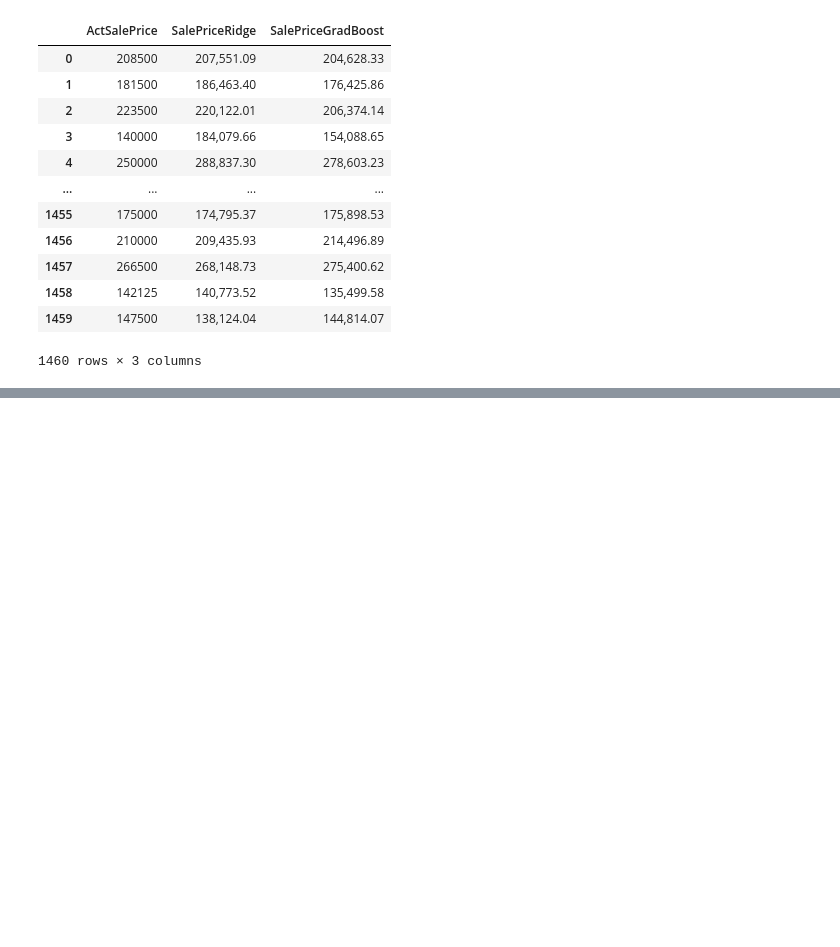
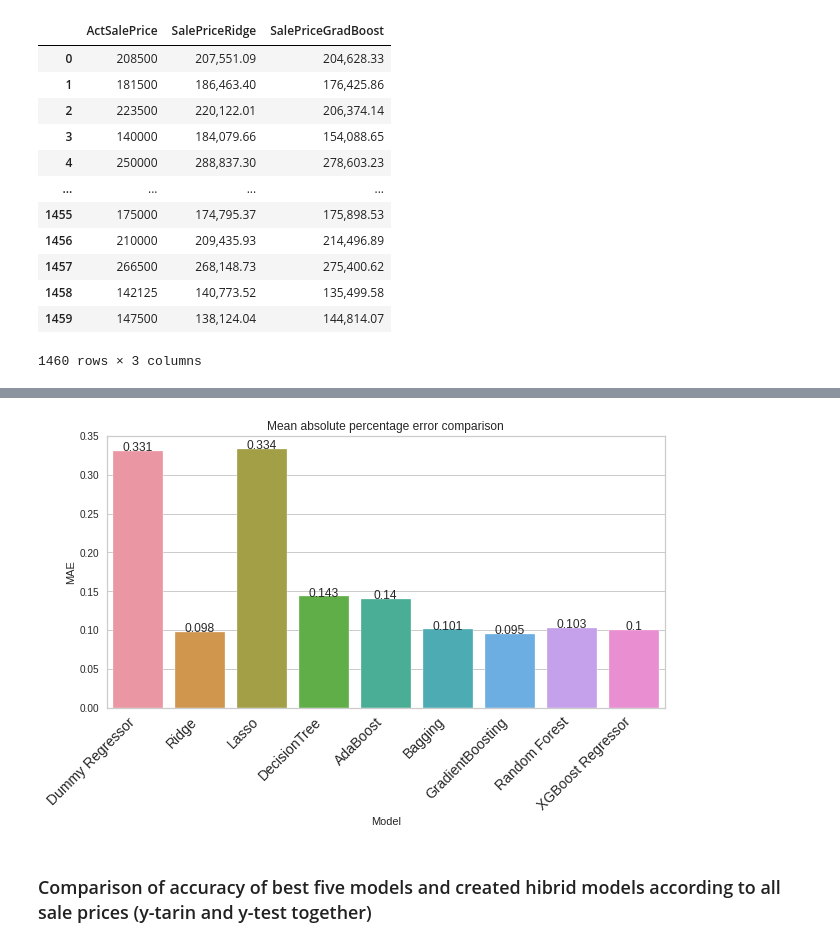
Before and after one commit to ea428815/House_Prices, a Jupyter notebook: House_Prices.ipynb, the cells around one changed output, grey strips where cells are left out. Drawn from its saved outputs; the diff is of its cells as text; code cells hidden in the pictures; blank space fills up the shorter version.

```diff
--- a/House_Prices.ipynb
+++ b/House_Prices.ipynb
@@ -1032,0 +1187,21 @@ ModuleNotFoundError: No module named 'xgboost'
+# %%
+# Camparing Mean absolute percentage error of nine models by bar graph
+def addlabels(x,y):
+    for i in range(len(x)):
+        plt.text(i, y[i], y[i], ha = 'center')
+
+if __name__ == '__main__':
+  x=results_t['Model']
+  y = results_t['MAE'].round(3)
+
+  plt.figure(figsize=(10,5))
+  plt.title('Mean absolute percentage error comparison')
+  ax = sns.barplot(x = results_t['Model'], y = results_t['MAE'])
+  addlabels(x, y)
+  ax.set_xticklabels(labels = results_t['Model'], rotation=45, horizontalalignment='right',size=14)
+
+  plt.show()
+# %% [output]
+[figure, added]
+# %% [markdown]
+### Comparison of accuracy of best five models and created hibrid models according to all sale prices (y-tarin and y-test together)
```
Also changed, not shown: parts of 47 cells of this notebook.
